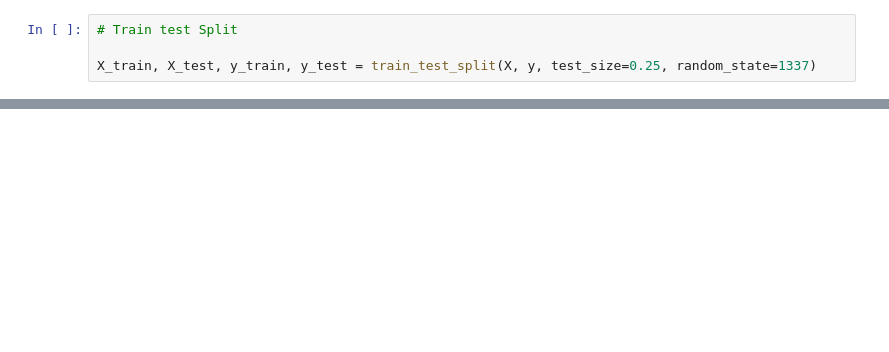
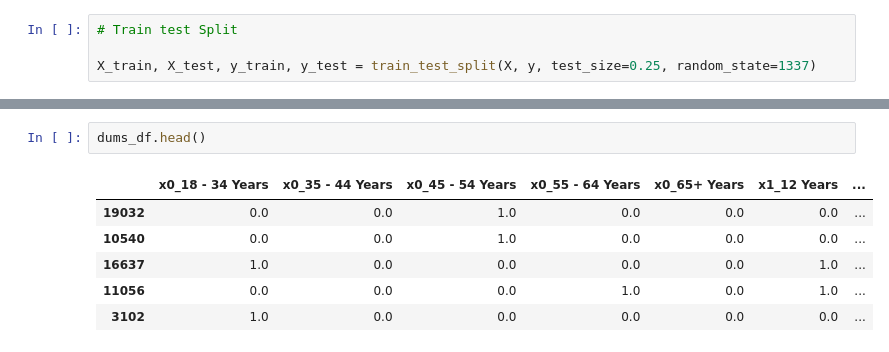
Before and after one commit to VinnieA3/dsc-phase-3-project, a Jupyter notebook: albert_notebook.ipynb, the cells around one changed output, grey strips where cells are left out. Drawn from its saved outputs; the diff is of its cells as text; blank space fills up the shorter version.

```diff
--- a/albert_notebook.ipynb
+++ b/albert_notebook.ipynb
@@ -301,0 +430,9 @@ X_test.shape
+# %%
+dums_df.head()
+# %% [output]
+|  | x0_18 - 34 Years | x0_35 - 44 Years | x0_45 - 54 Years | x0_55 - 64 Years | x0_65+ Years | x1_12 Years | ... |
+| 19032 | 0.0 | 0.0 | 1.0 | 0.0 | 0.0 | 0.0 | ... |
+| 10540 | 0.0 | 0.0 | 1.0 | 0.0 | 0.0 | 0.0 | ... |
+| 16637 | 1.0 | 0.0 | 0.0 | 0.0 | 0.0 | 1.0 | ... |
+| 11056 | 0.0 | 0.0 | 0.0 | 1.0 | 0.0 | 1.0 | ... |
+| 3102 | 1.0 | 0.0 | 0.0 | 0.0 | 0.0 | 0.0 | ... |
```
Also changed, not shown: parts of 44 cells of this notebook.
